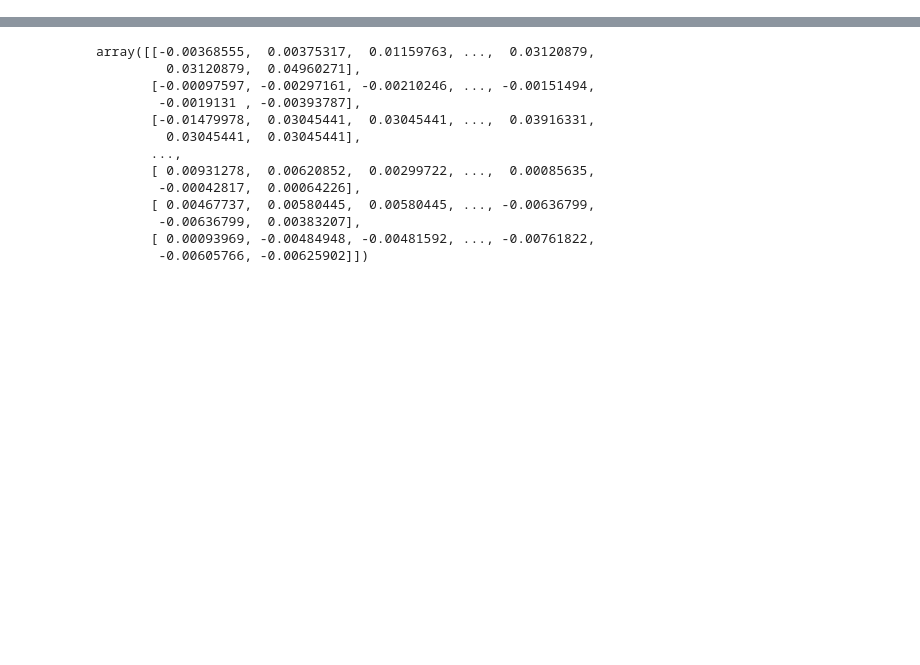
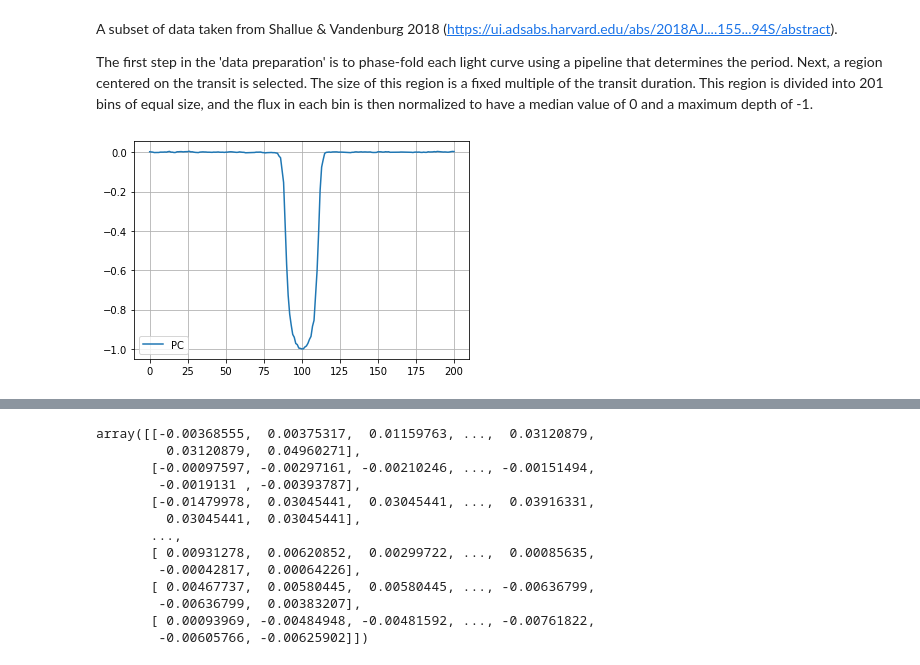
Before and after one commit to vikramkhaire/ml_tutorials, a Jupyter notebook: planets.ipynb, the cells around one changed output, grey strips where cells are left out. Cells and saved outputs as stored; diff of their text form; code cells hidden in the pictures; blank space fills up the shorter version.

```diff
--- a/planets.ipynb
+++ b/planets.ipynb
@@ -8,6 +9,7 @@ import seaborn as sns
 import matplotlib.pyplot as plt
 # %%
 # Load the data and preprocess the labels as shown above
-data_table = tab.Table.read('/content/drive/MyDrive/Colab-Notebooks/workshop_planet_local.fits')
+#data_table = tab.Table.read('/content/drive/MyDrive/Colab-Notebooks/workshop_planet_local.fits')
+data_table = tab.Table.read('workshop_planet_local.fits')
 # %%
 data_table
@@ -13,0 +36,13 @@ data_table
+# %% [markdown]
+A subset of data taken from Shallue & Vandenburg 2018 (https://ui.adsabs.harvard.edu/abs/2018AJ....155...94S/abstract).
+
+The first step in the 'data preparation' is to phase-fold each light curve using a pipeline that determines the period. Next, a region centered on the transit is selected. The size of this region is a fixed multiple of the transit duration. This region is divided into 201 bins of equal size, and the flux in each bin is then normalized to have a median value of 0 and a maximum depth of -1.
+# %%
+# random example plots
+i = 42
+plt.plot(data_table['local'][i], label = data_table['class'][i])
+plt.legend()
+plt.grid()
+plt.show()
+# %% [output]
+[figure, added]
```
Also changed, not shown: parts of 6 cells of this notebook.
